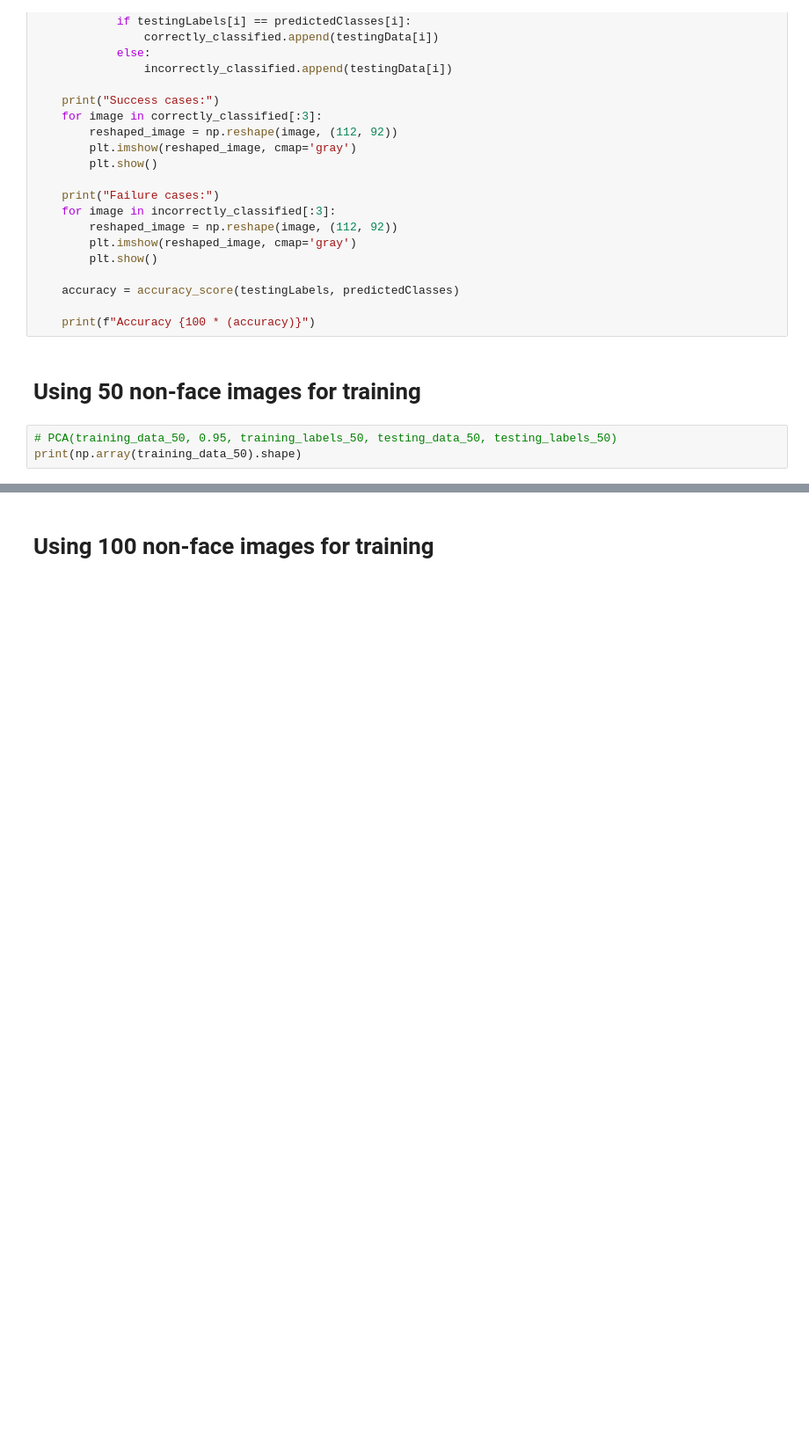
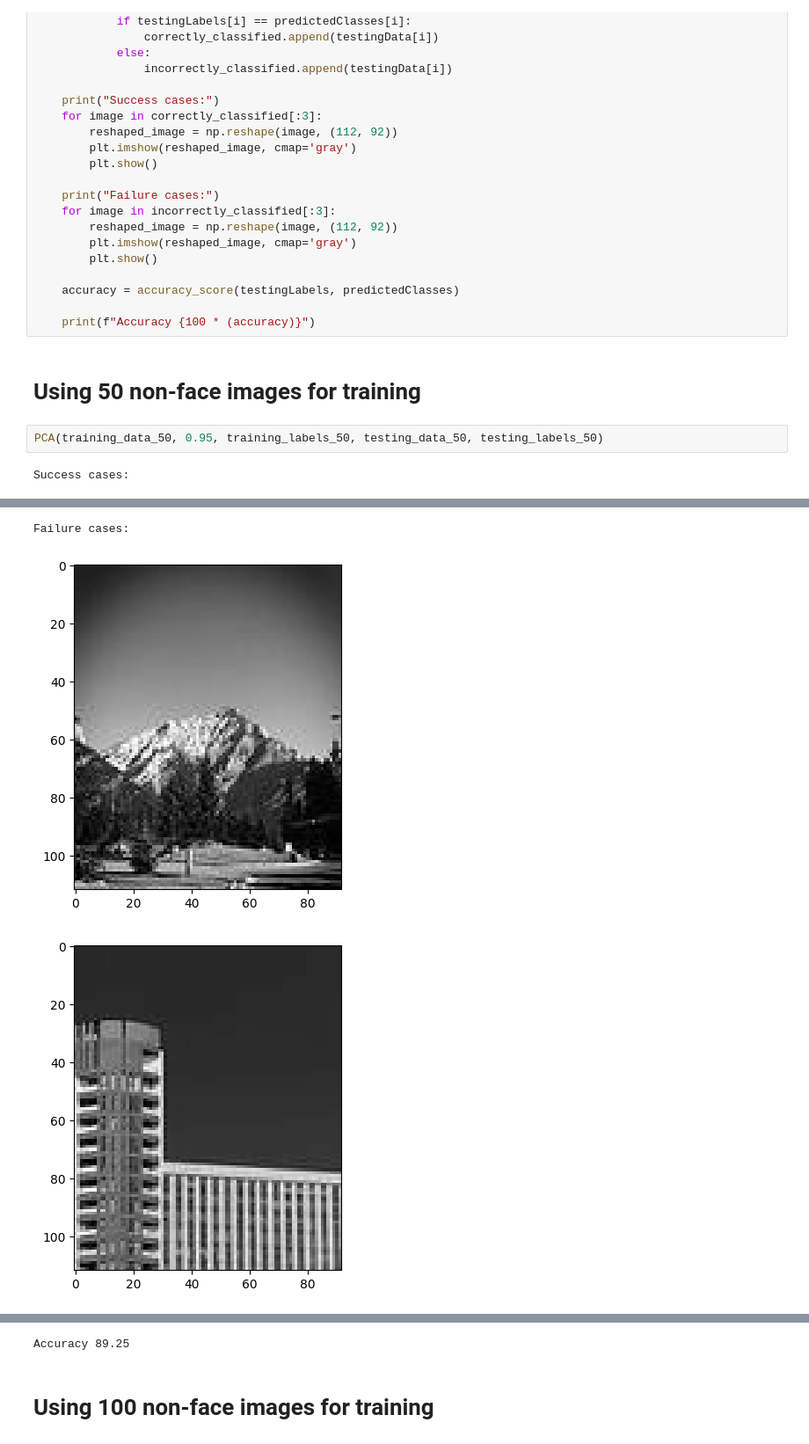
Before and after one commit to mohamedraffeek/FaceRecognition, a Jupyter notebook: FacesVsNonFaces.ipynb, the cells around one changed output, grey strips where cells are left out. Shown at 88% size. Drawn from its saved outputs; the diff is of its cells as text; blank space fills up the shorter version.

Commit message:
Finished faces vs non faces with successful and failed samples

```diff
--- a/FacesVsNonFaces.ipynb
+++ b/FacesVsNonFaces.ipynb
@@ -228,5 +228,6 @@ def PCA(D, alpha, trainingLabels, testingData, testingLabels):
 # %% [markdown]
 # Using 50 non-face images for training
 # %%
-# PCA(training_data_50, 0.95, training_labels_50, testing_data_50, testing_labels_50)
-print(np.array(training_data_50).shape)
+PCA(training_data_50, 0.95, training_labels_50, testing_data_50, testing_labels_50)
+# %% [output]
+Success cases:
@@ -232,0 +237,3 @@ print(np.array(training_data_50).shape)
+Failure cases:
+[figure, added]
+[figure, added]
@@ -233,3 +241,4 @@ print(np.array(training_data_50).shape)
+Accuracy 89.25
 # %% [markdown]
 # Using 100 non-face images for training
 # %%
```
Also changed, not shown: parts of 4 cells of this notebook.
